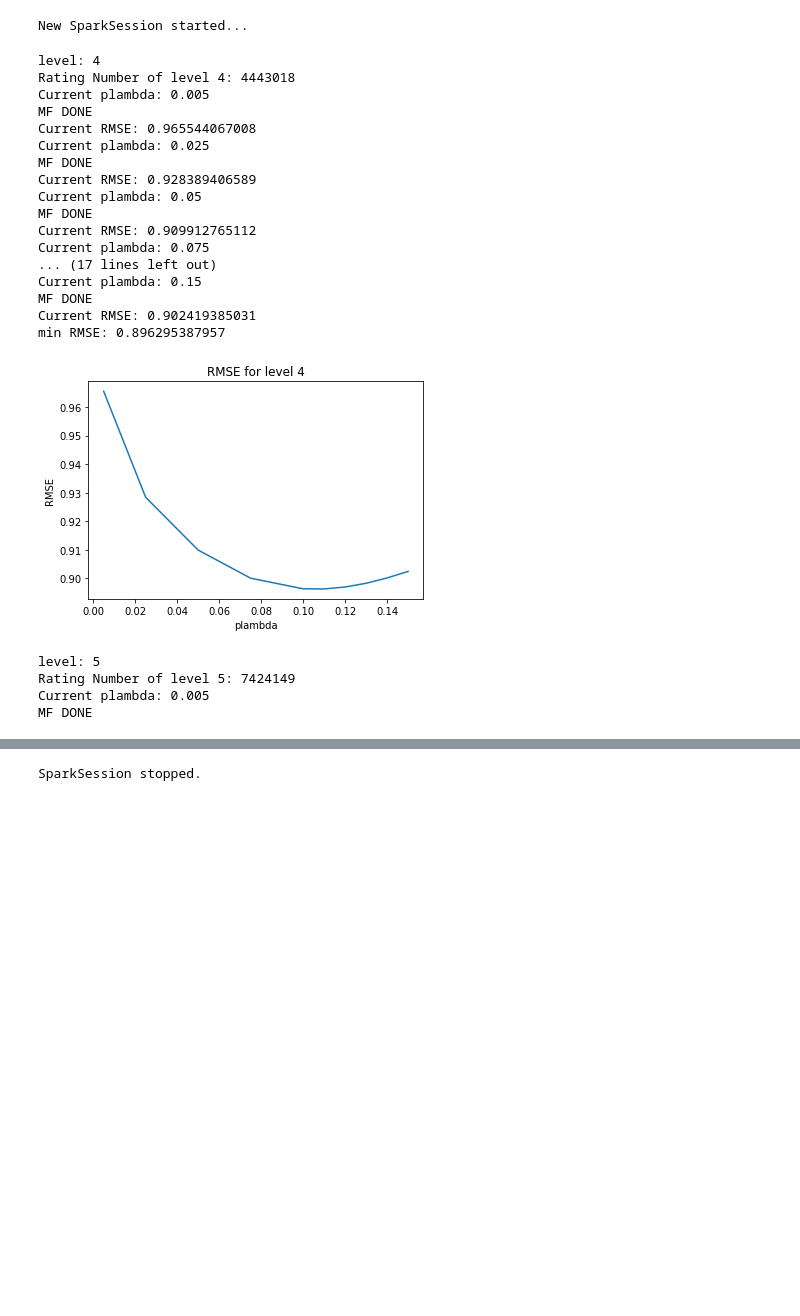
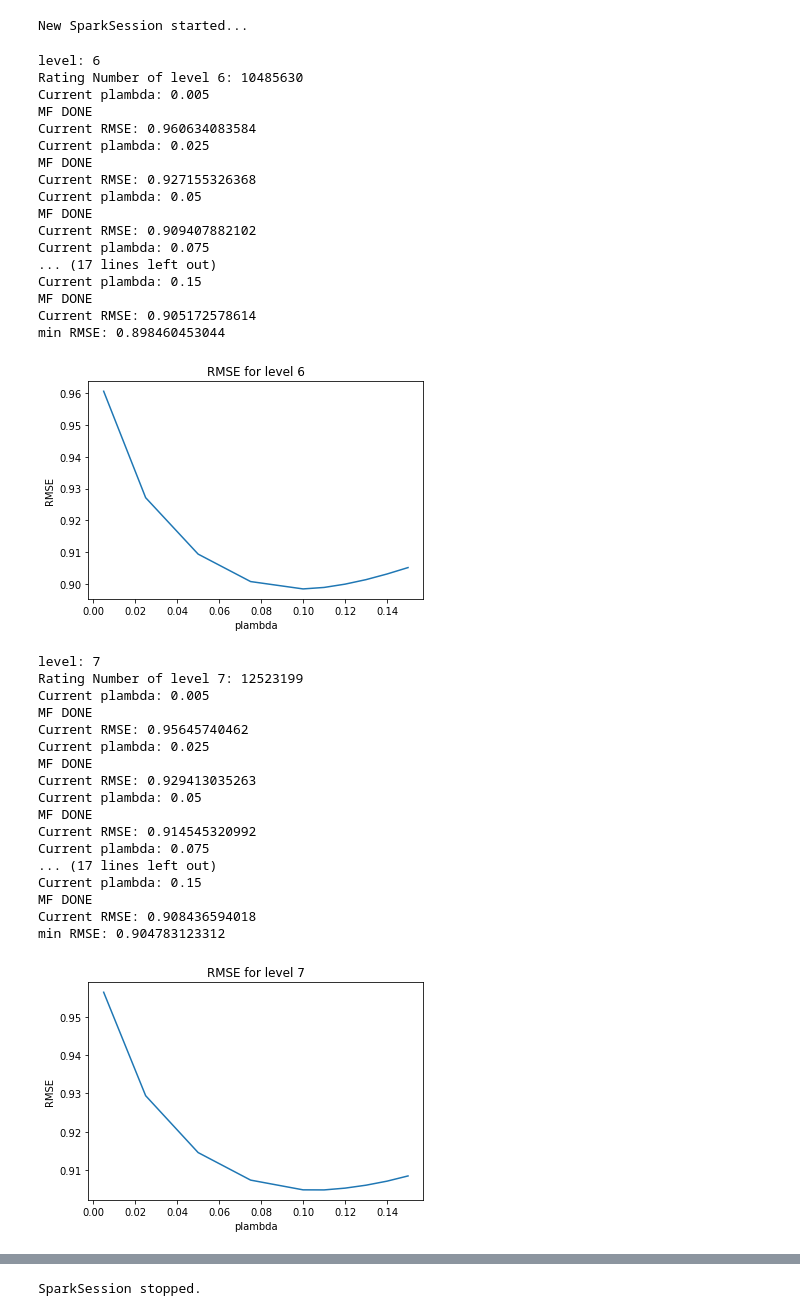
Before and after one commit to zzhyzzh/Factorized-Decision-Tree, a Jupyter notebook: Movielens-based/FDT test for new-user, movielens - multiple param.ipynb, the cells around one changed output, grey strips where cells are left out. Drawn from its saved outputs; the diff is of its cells as text; code cells hidden in the pictures; blank space fills up the shorter version.

```diff
--- a/Movielens-based/FDT test for new-user, movielens - multiple param.ipynb
+++ b/Movielens-based/FDT test for new-user, movielens - multiple param.ipynb
@@ -255,9 +255,9 @@ class MatrixFactorization:
         self.regParam = regParam
         self.rank = rank
         conf = SparkConf().setAppName("appName").setMaster("local[*]")
-        conf.set("spark.driver.memory","8g")
-        conf.set("spark.executor.memory","8g")
-        self.spark = SparkContext.getOrCreate(conf=conf)
+        conf.set("spark.driver.memory","16g")
+        conf.set("spark.executor.memory","16g")
+        self.spark = SparkContext(conf=conf)
         print("New SparkSession started...")
 
     def change_parameter(self, regParam):
@@ -291,21 +291,30 @@ split_item = Tree['split_item']
 lr_bound = Tree['lr_bound']
 tree = Tree['tree']
 lambda_list = [0.005, 0.025, 0.05, 0.075, 0.10, 0.11, 0.12, 0.13, 0.14, 0.15]
+# %%
+rmst_dict = {"0":[],"1":[],"2":[],"3":[],"4":[],"5":[],"6":[],"7":[],"8":[],"9":[],"10":[]}
+prediction_model = {}
+# %%
+with shelve.open("prediction_model.pkl", protocol=pickle.HIGHEST_PROTOCOL) as d:
+    d['content'] = prediction_model
+with shelve.open("rmst_dict.pkl", protocol=pickle.HIGHEST_PROTOCOL) as d:
+    d['content'] = rmst_dict
+# %%
+with shelve.open("prediction_model.pkl", protocol=pickle.HIGHEST_PROTOCOL) as d:
+    prediction_model = d['content']
+with shelve.open("rmst_dict.pkl", protocol=pickle.HIGHEST_PROTOCOL) as d:
+    rmst_dict = d['content']
 # %%
 MF = MatrixFactorization()
 # %% [output]
 New SparkSession started...
 # %%
-import shelve
-import pickle
-with shelve.open("prediction_model.pkl", protocol=pickle.HIGHEST_PROTOCOL) as d:
-    prediction_model = d['content']
-with shelve.open("rmst_dict_.pkl", protocol=pickle.HIGHEST_PROTOCOL) as d:
-    rmst_dict = d['content']
-# rmst_dict = {"0":[],"1":[],"2":[],"3":[],"4":[],"5":[],"6":[],"7":[],"8":[],"9":[],"10":[]}
+min_rmse_list = []
 for level in range(depth_threshold + 1):
-    if level < 4:
+    #### Designate desired depth here if required ####
+    if level < 6:
         continue
+    #### ---------------------------------------- ####
     level = str(level)
     print("level:", level)
     prediction_model.setdefault(level, {})
@@ -324,6 +333,9 @@ for level in range(depth_threshold + 1):
     #### Train MF and Do validation ####
     min_RMSE = -1
     for plambda in lambda_list:
+        #### Designate desired lambda here if required ####
+
+        #### ----------------------------------------- ####
         print("Current plambda: " + str(plambda))
         MF.change_parameter(plambda)
         user_profile, item_profile = MF.matrix_factorization(train_lst)
@@ -365,6 +377,7 @@ for level in range(depth_threshold + 1):
                         pred_index = tmp_pred_index
                     else:
                         break
+            pred_index = prediction_model[str(final_level)]['ipro'].index(pred_index)
             P_test[:, itemid] = prediction_model[str(final_level)]['P'][:, pred_index]
             rating_matrix_test_unqueried[rated_user, itemid] = 0
 
@@ -374,42 +387,58 @@ for level in range(depth_threshold + 1):
         RMSE = ( dif.multiply(dif).sum() / (rating_matrix_test_unqueried!=0).sum() )**0.5
         print("Current RMSE: " + str(RMSE))
         rmst_dict[level].append(RMSE)
         if min_RMSE == -1 or RMSE < min_RMSE:
             min_RMSE = RMSE
             min_item_profile = prediction_model[level]['ipro']
             min_P = prediction_model[level]['P']
             min_lambda = prediction_model[level]['plambda']
 
+    min_rmse_list.append(min_RMSE)
     prediction_model[level]['ipro'] = min_item_profile
     prediction_model[level]['P'] = min_P
     prediction_model[level]['plambda'] = min_lambda
     print("min RMSE: " + str(min(rmst_dict[level])))
+
     plt.figure(1)
     plt.title('RMSE for level ' + level)
     plt.xlabel('plambda')
     plt.ylabel('RMSE')
     plt.plot(lambda_list, rmst_dict[level])
     plt.show()
 # %% [output]
-level: 4
-Rating Number of level 4: 4443018
+level: 6
+Rating Number of level 6: 10485630
 Current plambda: 0.005
 MF DONE
-Current RMSE: 0.965544067008
+Current RMSE: 0.960634083584
 Current plambda: 0.025
 MF DONE
-Current RMSE: 0.928389406589
+Current RMSE: 0.927155326368
 Current plambda: 0.05
 MF DONE
-Current RMSE: 0.909912765112
+Current RMSE: 0.909407882102
 Current plambda: 0.075
 ... (17 lines left out)
 Current plambda: 0.15
 MF DONE
-Current RMSE: 0.902419385031
-min RMSE: 0.896295387957
+Current RMSE: 0.905172578614
+min RMSE: 0.898460453044
-[figure, old version]
+[figure, new version]
-level: 5
-Rating Number of level 5: 7424149
+level: 7
+Rating Number of level 7: 12523199
 Current plambda: 0.005
 MF DONE
+Current RMSE: 0.95645740462
+Current plambda: 0.025
+MF DONE
+Current RMSE: 0.929413035263
+Current plambda: 0.05
+MF DONE
+Current RMSE: 0.914545320992
+Current plambda: 0.075
+... (17 lines left out)
+Current plambda: 0.15
+MF DONE
+Current RMSE: 0.908436594018
+min RMSE: 0.904783123312
+[figure, added]
```
Also changed, not shown: parts of 7 cells of this notebook, 8 other files.
